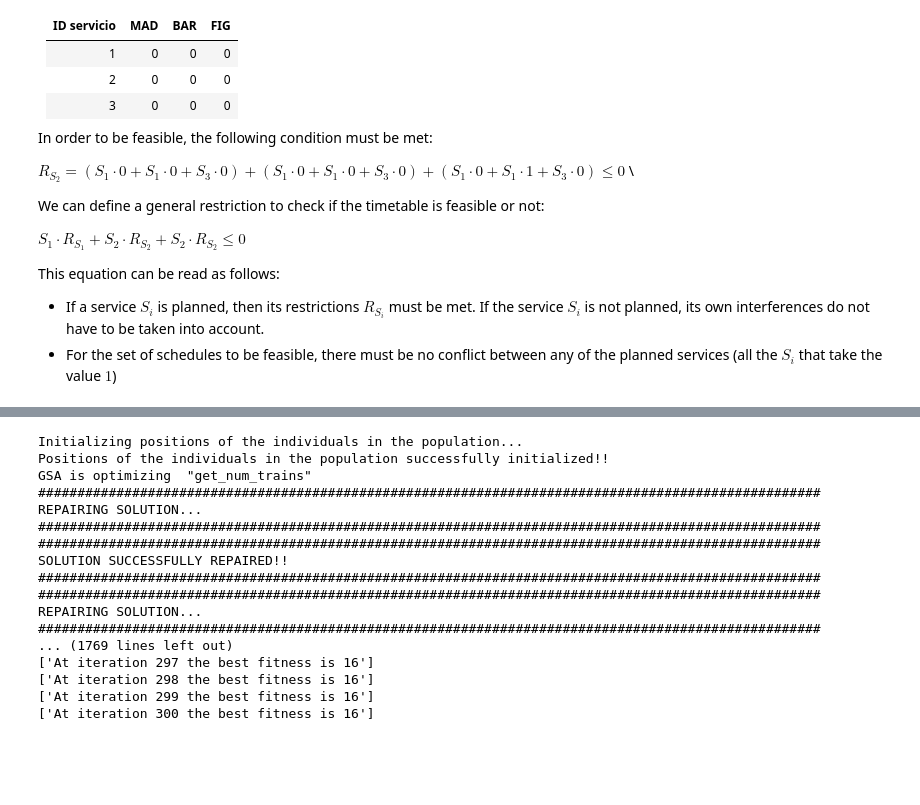
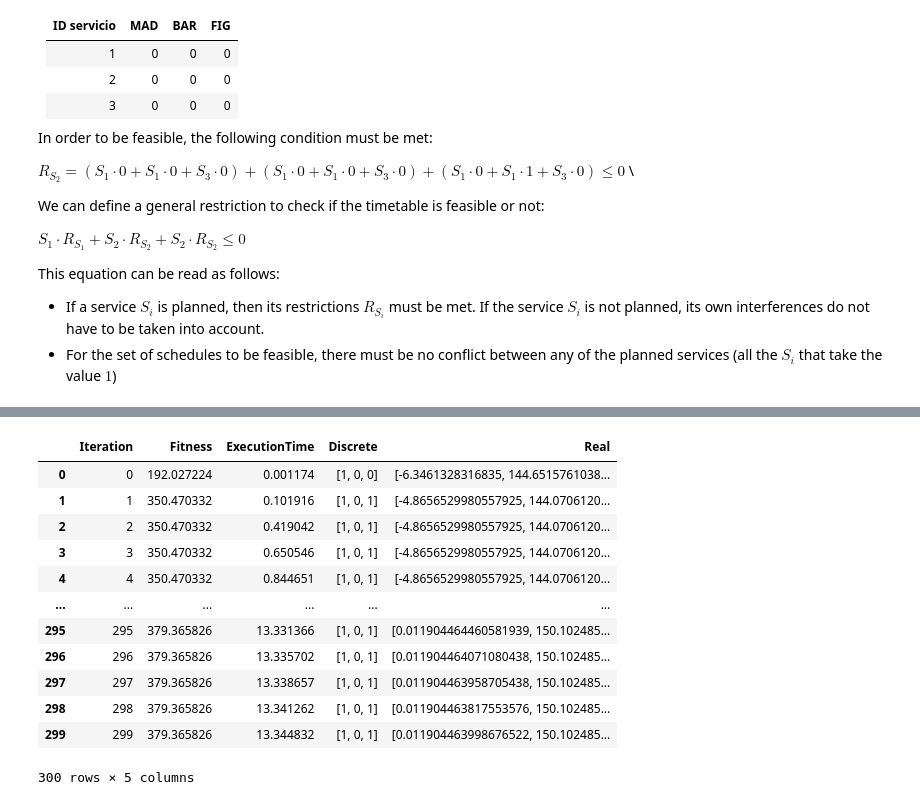
Before and after one commit to DavidMunozValero/GSA_M, a Jupyter notebook: notebooks/9.0-infraestructure_manager_revenue.ipynb, the cells around one changed output, grey strips where cells are left out. Drawn from its saved outputs; the diff is of its cells as text; code cells hidden in the pictures; blank space fills up the shorter version.

Commit message:
fix: best solution history

```diff
--- a/notebooks/9.0-infraestructure_manager_revenue.ipynb
+++ b/notebooks/9.0-infraestructure_manager_revenue.ipynb
@@ -316,16 +299,16 @@ class RevenueMaximization:
                 tt_penalty = self.penalty_function(abs(self.updated_schedule[service][stop][1] - self.requested_schedule[service][stop][1]) / self.safe_headway, k)
                 tt_penalties.append(tt_penalty * self.revenue[service]['tt_max_penalty'])
             dt_penalty = self.penalty_function(departure_time_delta / self.safe_headway, k) * self.revenue[service]['dt_max_penalty']
-            im_revenue += self.revenue[service]['canon'] * S_i[i] - dt_penalty - np.sum(tt_penalties)
+            im_revenue += self.revenue[service]['canon'] * S_i[i] - dt_penalty *  S_i[i] - np.sum(tt_penalties) *  S_i[i]
 
         return im_revenue
 
-    def update_schedule(self, solution):
+    def update_schedule(self, solution: dict):
         """
         Update schedule with the solution
 
         Args:
-            solution (list): solution
+            solution (dict): solution
         """
         times = solution["real"] if solution["real"].size else self.get_real_vars()
         s_idx = 0
@@ -353,7 +336,6 @@ class RevenueMaximization:
 
         Args:
             solution (dict): solution
-            security_gap (int, optional): security gap
 
         Returns:
             bool: True if the departure time is feasible, False otherwise
@@ -387,6 +369,9 @@ class RevenueMaximization:
     def _stop_times_feasibility(self, solution):
         """
         Check if the travel times are feasible. In order to be feasible, the travel times must be greater than the requested ones.
+
+        Args:
+            solution (dict): solution
 
         Returns:
             bool: True if the travel times are feasible, False otherwise
@@ -424,18 +409,39 @@ class RevenueMaximization:
                     return False
         return True
 
+    def _feasible_boundaries(self, solution) -> bool:
+        """
+        Check if the solution is within the boundaries
+
+        Args:
+            solution (dict): solution
+
+        Returns:
+            bool: True if the solution is within the boundaries, False otherwise
+        """
+        for i, rv in enumerate(solution["real"]):
+            if rv < self.real_boundaries[i][0] or rv > self.real_boundaries[i][1]:
+                return False
+
+        for i, dv in enumerate(solution["discrete"]):
+            if dv < self.discrete_boundaries[i][0] or dv > self.discrete_boundaries[i][1]:
+                return False
+
+        return True
+
     def is_feasible(self, solution) -> bool:
         """
         Check if the solution is feasible
 
         Args:
             solution (dict): solution
-            security_gap (int, optional): security gap
 
         Returns:
             bool: True if the solution is feasible, False otherwise
         """
         self.update_schedule(solution)
+        if not self._feasible_boundaries(solution):
+            return False
 
         if self._departure_time_feasibility(solution) and self._travel_times_feasibility(solution) and self._stop_times_feasibility(solution):
             return True
@@ -534,7 +556,7 @@ gsa_algo = GSA(objective_function=sm.get_revenue,
 gsa_algo.set_seed(seed=28)
 
 training_history = gsa_algo.optimize(population_size=20,
-                                     iters=100,
+                                     iters=300,
                                      chaotic_constant=False,
                                      repair_solution=True)
 # %% [output]
@@ -564,25 +580,16 @@ gsa_algo = GSA(objective_function=sm.get_num_trains,
-# %%
-gsa_algo.set_seed(seed=28)
-
-training_history = gsa_algo.optimize(population_size=20,
-                                     iters=300,
-                                     chaotic_constant=False,
-                                     repair_solution=True)
-# %% [output]
-Initializing positions of the individuals in the population...
-Positions of the individuals in the population successfully initialized!!
-GSA is optimizing  "get_num_trains"
-####################################################################################################
-REPAIRING SOLUTION...
-####################################################################################################
-####################################################################################################
-SOLUTION SUCCESSFULLY REPAIRED!!
-####################################################################################################
-####################################################################################################
-REPAIRING SOLUTION...
-####################################################################################################
-... (1769 lines left out)
-['At iteration 297 the best fitness is 16']
-['At iteration 298 the best fitness is 16']
-['At iteration 299 the best fitness is 16']
-['At iteration 300 the best fitness is 16']
+# %%
+training_history
+# %% [output]
+|  | Iteration | Fitness | ExecutionTime | Discrete | Real |
+| 0 | 0 | 192.027224 | 0.001174 | [1, 0, 0] | [-6.3461328316835, 144.6515761038... |
+| 1 | 1 | 350.470332 | 0.101916 | [1, 0, 1] | [-4.8656529980557925, 144.0706120... |
+| 2 | 2 | 350.470332 | 0.419042 | [1, 0, 1] | [-4.8656529980557925, 144.0706120... |
+| 3 | 3 | 350.470332 | 0.650546 | [1, 0, 1] | [-4.8656529980557925, 144.0706120... |
+| 4 | 4 | 350.470332 | 0.844651 | [1, 0, 1] | [-4.8656529980557925, 144.0706120... |
+| ... | ... | ... | ... | ... | ... |
+| 295 | 295 | 379.365826 | 13.331366 | [1, 0, 1] | [0.011904464460581939, 150.102485... |
+| 296 | 296 | 379.365826 | 13.335702 | [1, 0, 1] | [0.011904464071080438, 150.102485... |
+| 297 | 297 | 379.365826 | 13.338657 | [1, 0, 1] | [0.011904463958705438, 150.102485... |
+| 298 | 298 | 379.365826 | 13.341262 | [1, 0, 1] | [0.011904463817553576, 150.102485... |
+| 299 | 299 | 379.365826 | 13.344832 | [1, 0, 1] | [0.011904463998676522, 150.102485... |
+300 rows × 5 columns
```
Also changed, not shown: parts of 12 cells of this notebook, 1 other file.
